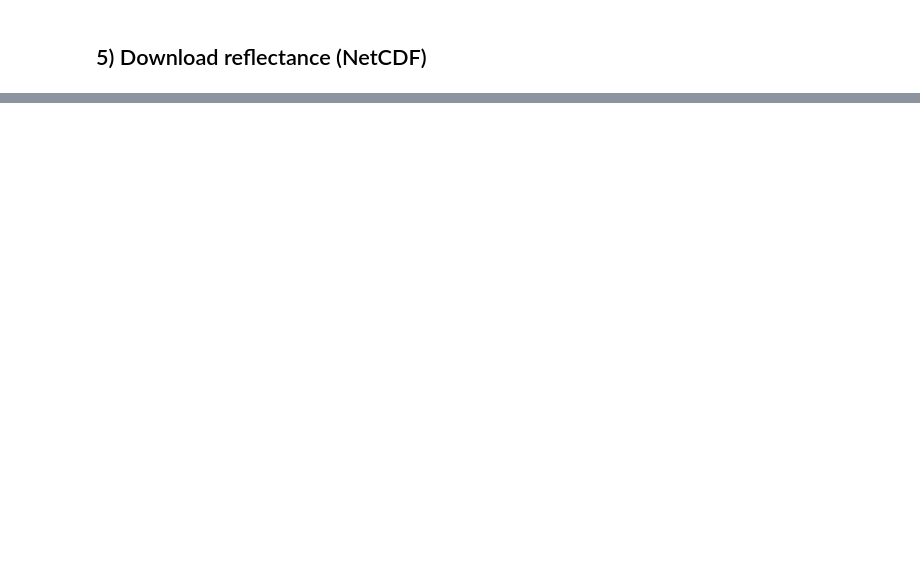
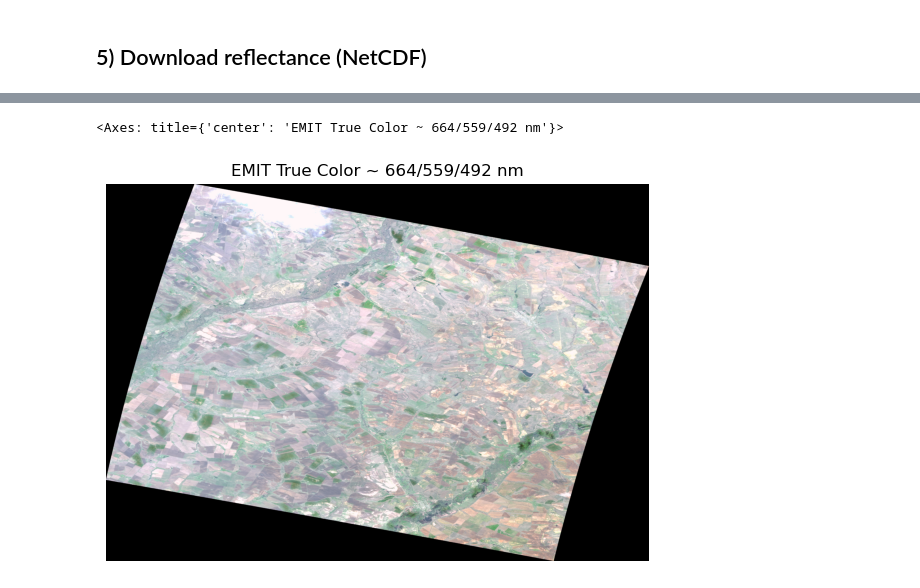
Before and after one commit to martasumyk/hyperspectral_super-resolution, a Jupyter notebook: EMIT_experiments.ipynb, the cells around one changed output, grey strips where cells are left out. Cells and saved outputs as stored; diff of their text form; code cells hidden in the pictures; blank space fills up the shorter version.

```diff
--- a/EMIT_experiments.ipynb
+++ b/EMIT_experiments.ipynb
@@ -41,10 +64,10 @@ from EMIT_data.emit_tools import (
 # %%
 LAT = 50.3794
-LON = 43.1656
+LON = 45.1656
 DATE = "2024-06-04"
 DAYS_BEFORE = 5
 DAYS_AFTER  = 5
-SEARCH_BUFFER_M = 500000
+SEARCH_BUFFER_M = 5000
 
 target_dt = datetime(2024, 6, 4, tzinfo=timezone.utc)  # center date
 start = target_dt - timedelta(days=DAYS_BEFORE)
@@ -59 +86,4 @@ login(persist=True)
+# %%
+ROI = point_buffer_bbox(LON, LAT, SEARCH_BUFFER_M)
+ROI_BBOX = ROI.bounds
 # %%
@@ -61,2 +93,2 @@ picks = search(point=(LON, LAT), buffer_m=SEARCH_BUFFER_M, start=None, end=None,
 # %%
-picks = search(point=(LON, LAT), buffer_m=SEARCH_BUFFER_M, start=None, end=None, cloud_cover = (0.0,0.01))
+picks = search(point=(LON, LAT), bbox = ROI_BBOX, buffer_m=SEARCH_BUFFER_M, start=None, end=None, cloud_cover = (0.0,1.0))
@@ -149,2 +260,5 @@ show_emit_rgb_from_envi(out_dir)
 # %%
-emit_quicklook_matplotlib(ds_vis, white_balance=False, gamma = 1)
+emit_quicklook_matplotlib(ds_vis, white_balance=True, gamma = 1)
+# %% [output]
+<Axes: title={'center': 'EMIT True Color ~ 664/559/492 nm'}>
+[figure, added]
```
Also changed, not shown: parts of 22 cells of this notebook, 3 other files.
